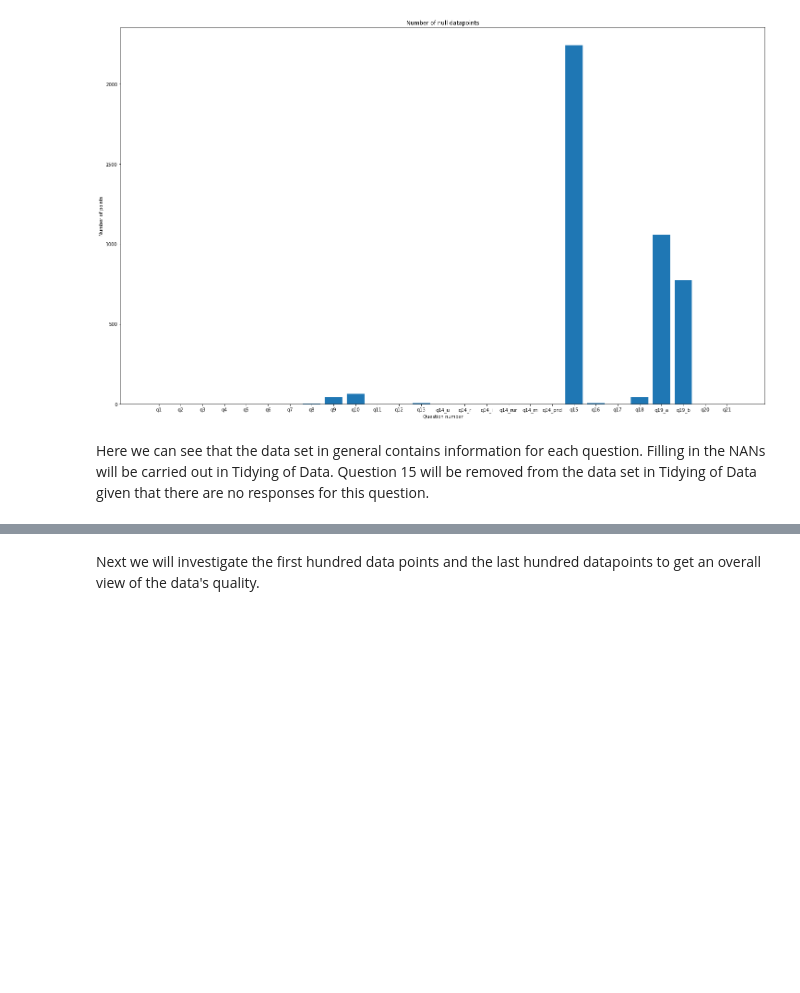
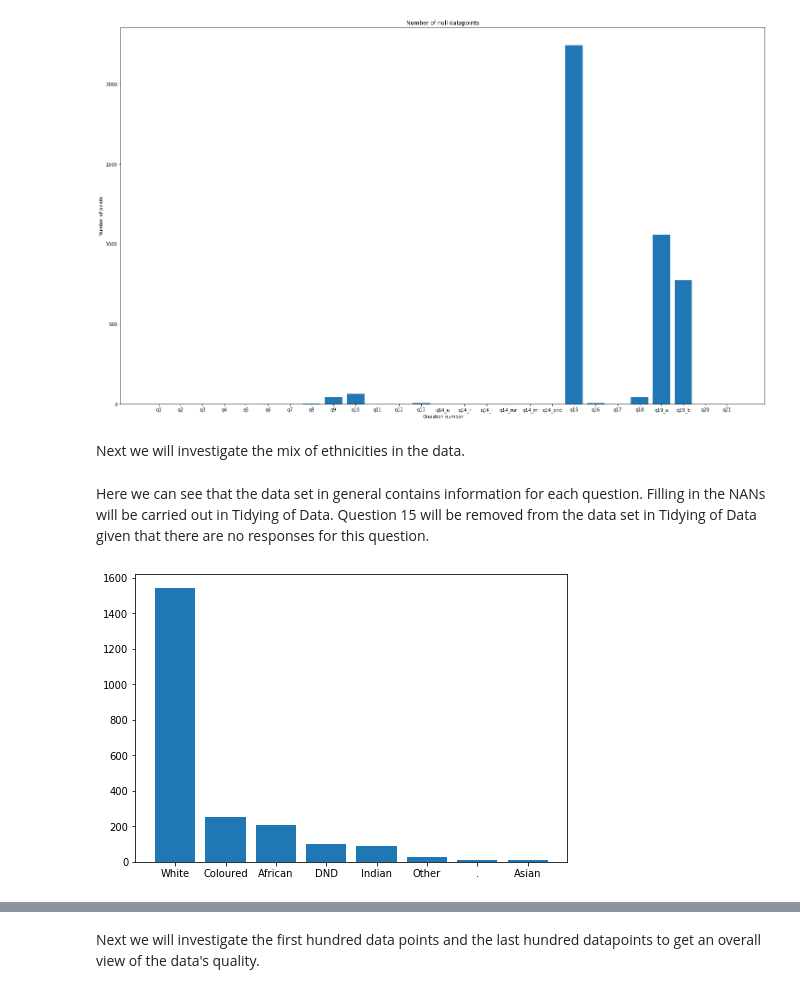
Before and after one commit to Matkicail/DAE-Project, a Jupyter notebook: daeRough.ipynb, the cells around one changed output, grey strips where cells are left out. Drawn from its saved outputs; the diff is of its cells as text; code cells hidden in the pictures; blank space fills up the shorter version.

```diff
--- a/daeRough.ipynb
+++ b/daeRough.ipynb
@@ -130,5 +181,17 @@ plt.bar(names,nanInfo)
 # %% [output]
 <BarContainer object of 27 artists>
 [figure]
+# %% [markdown]
+Next we will investigate the mix of ethnicities in the data.
 # %% [markdown]
 Here we can see that the data set in general contains information for each question. Filling in the NANs will be carried out in Tidying of Data. Question 15 will be removed from the data set in Tidying of Data given that there are no responses for this question.
+# %%
+data = dataset.iloc[:,2].value_counts().to_numpy()
+#Race is in the order : white, coloured, african, I would prefer not to say, Indian, other, . , asian
+race = ["White", "Coloured", "African", "DND", "Indian", "Other", ".", "Asian"]
+fig = plt.figure()
+ax = fig.add_axes([0,0,1,1])
+ax.bar(race,data)
+plt.show()
+# %% [output]
+[figure, added]
```
Also changed, not shown: parts of 11 cells of this notebook.
